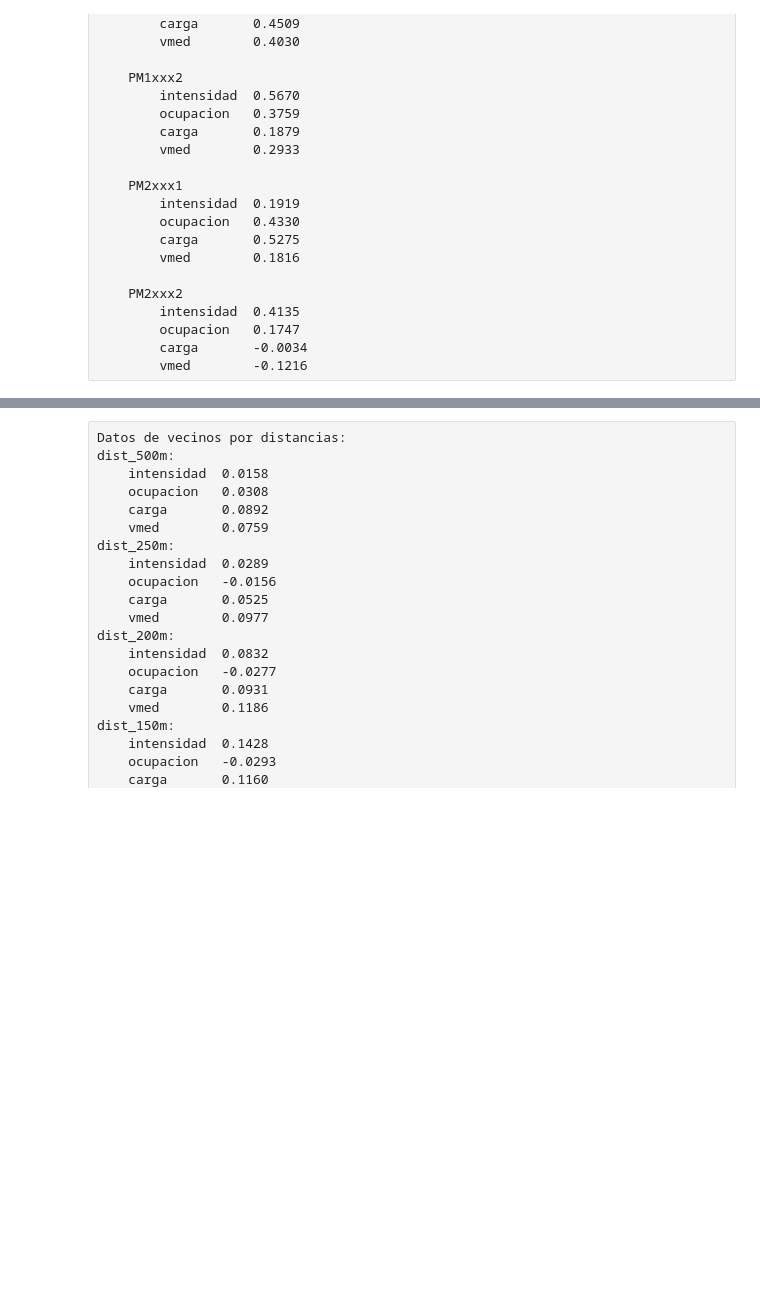
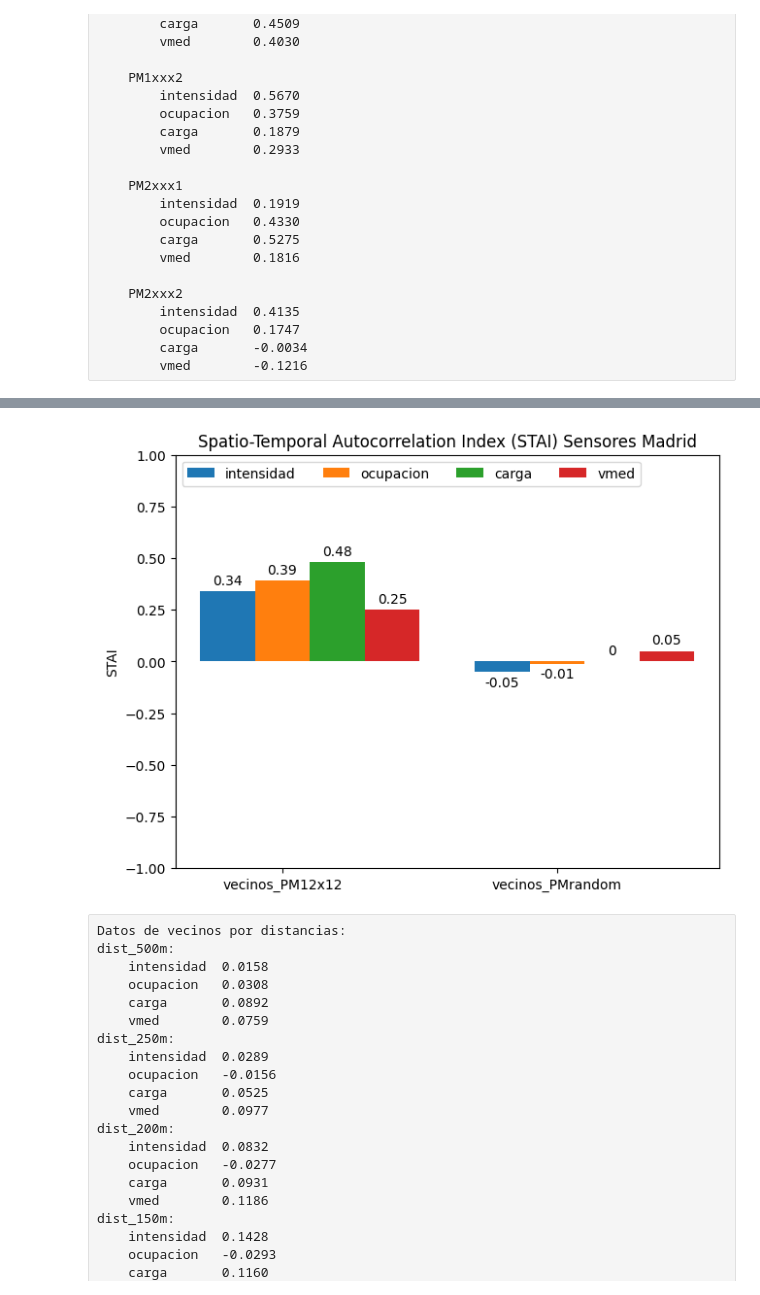
Before and after one commit to cquijadafuentes/jupyter_tesis_parte2, a Jupyter notebook: Graficas.ipynb, the cells around one changed output, grey strips where cells are left out. Saved outputs shown, nothing was run; the diff lists cells and outputs as text; code cells hidden in the pictures; blank space fills up the shorter version.

```diff
--- a/Graficas.ipynb
+++ b/Graficas.ipynb
@@ -98,3 +125,16 @@ graficaSTAI(labels, data, titulo, archivo)
+# %%
+labels = ("vecinos_PM12x12", "vecinos_PMrandom")
+data = {
+	'intensidad': (0.34, -0.05 ),
+	'ocupacion': (0.39, -0.01 ),
+	'carga': (0.48, 0.00 ),
+	'vmed': (0.25, 0.05 )
+}
+titulo = 'Spatio-Temporal Autocorrelation Index (STAI) Sensores Madrid'
+archivo = "graficas/STAI_sensores_madrid_IE-TL_random"
+graficaSTAI(labels, data, titulo, archivo)
+# %% [output]
+[figure, added]
 # %% [raw]
 Datos de vecinos por distancias:
 dist_500m:
```
Also changed, not shown: parts of 6 cells of this notebook, 10 other files.
